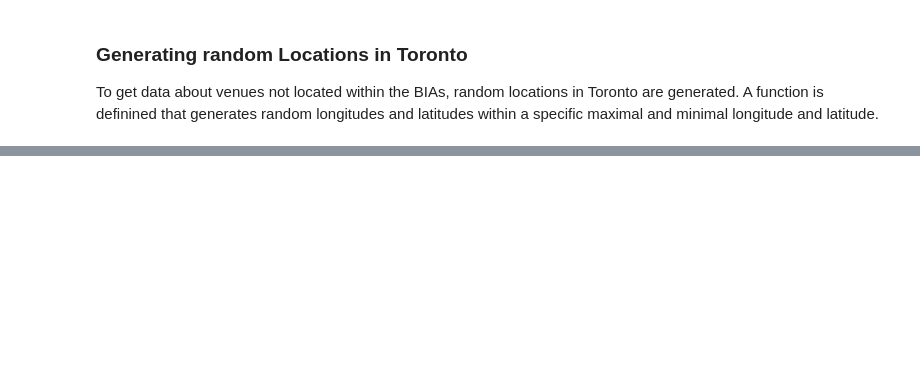
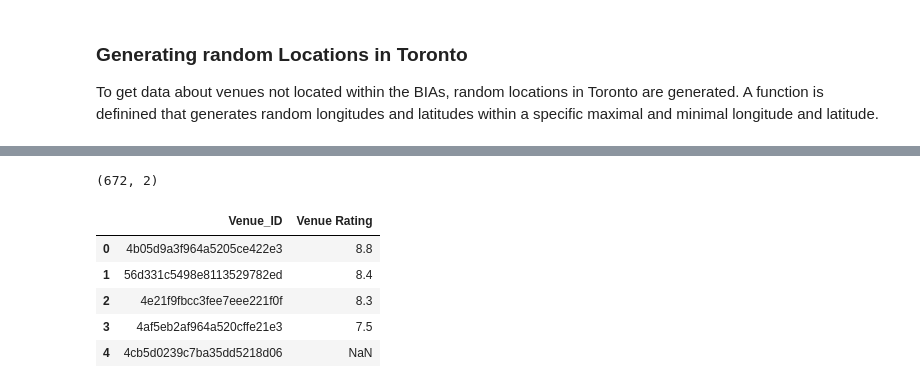
Before and after one commit to JPLue/Coursera_Capstone, a Jupyter notebook: Coursera Capstone Notebook.ipynb, the cells around one changed output, grey strips where cells are left out. Cells and saved outputs as stored; diff of their text form; code cells hidden in the pictures; blank space fills up the shorter version.

```diff
--- a/Coursera Capstone Notebook.ipynb
+++ b/Coursera Capstone Notebook.ipynb
@@ -372,0 +399,11 @@ df_location.head()
+# %%
+print(venues_rating_notBIA.shape)
+venues_rating_notBIA.head()
+# %% [output]
+(672, 2)
+|  | Venue_ID | Venue Rating |
+| 0 | 4b05d9a3f964a5205ce422e3 | 8.8 |
+| 1 | 56d331c5498e8113529782ed | 8.4 |
+| 2 | 4e21f9fbcc3fee7eee221f0f | 8.3 |
+| 3 | 4af5eb2af964a520cffe21e3 | 7.5 |
+| 4 | 4cb5d0239c7ba35dd5218d06 | NaN |
```
Also changed, not shown: parts of 19 cells of this notebook.
